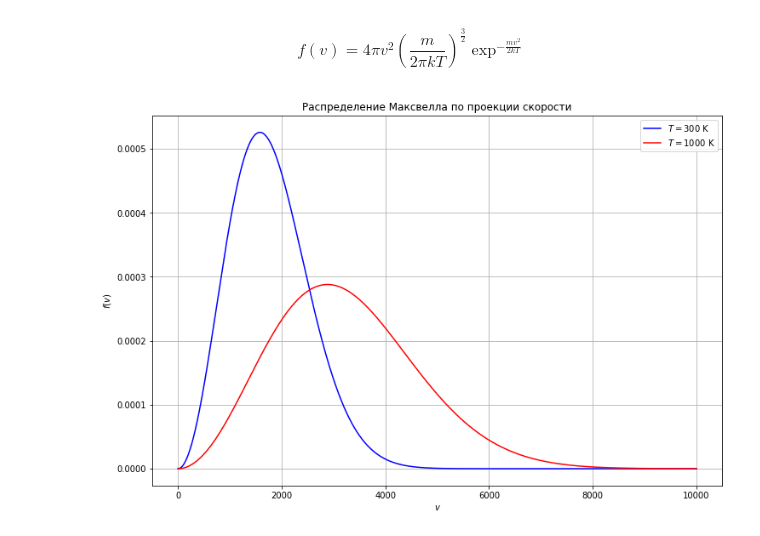
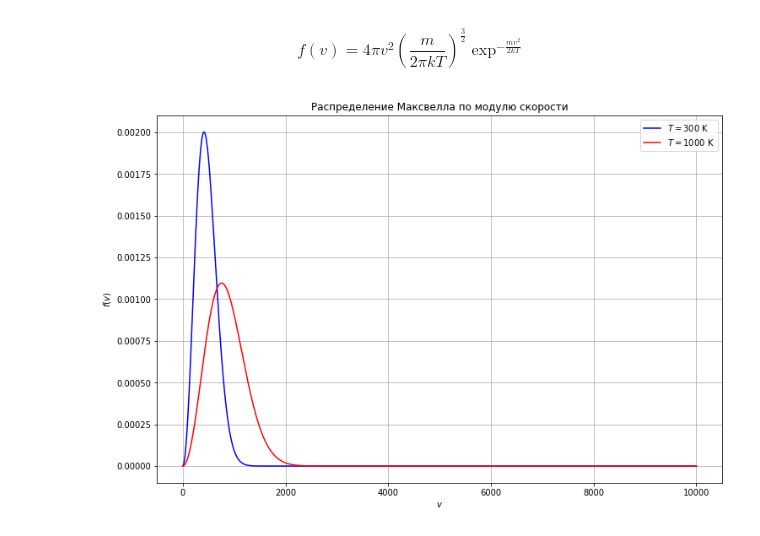
Before and after one commit to konstgav/computational-physics-python, a Jupyter notebook: Maxwell_distrubution.ipynb, the cells around one changed output. Saved outputs shown, nothing was run; the diff lists cells and outputs as text; code cells hidden in the pictures.

```diff
--- a/Maxwell_distrubution.ipynb
+++ b/Maxwell_distrubution.ipynb
@@ -34,23 +34,23 @@ $$f(v) = 4\pi v^2 \left( \frac{m}{2\pi kT} \right)^{\frac{3}{2}} \exp^{-\frac{mv
 # %%
 import numpy as np
 import matplotlib.pyplot as plt
 plt.rcParams['figure.figsize'] = [12, 8]
-m = 2*1.66e-27 # кг
+m = 29*1.66e-27 # кг
 k = 1.38e-23 # Дж/К
 T = 300. # К
 v_max = 10000. # м/c
 N_steps = 1000
 v = np.linspace(0, v_max, N_steps)
 f_cold = 4.*np.pi*v**2*(m/(2*np.pi*k*T))**(1.5)*np.exp(-m*v**2/(2*k*T))
 T = 1000. # К
 f_hot = 4.*np.pi*v**2*(m/(2*np.pi*k*T))**(1.5)*np.exp(-m*v**2/(2*k*T))
-plt.title("Распределение Максвелла по проекции скорости")
+plt.title("Распределение Максвелла по модулю скорости")
 plt.xlabel(r"$v$")
 plt.ylabel(r"$f(v)$")
 plt.plot(v, f_cold, 'b', label=r"$T = 300$ K")
 plt.plot(v, f_hot, 'r', label=r"$T = 1000$ K")
 plt.legend()
 plt.grid()
 plt.show()
 # %% [output]
-[figure, old version]
+[figure, new version]
```
Also changed, not shown: parts of 1 cell of this notebook.
